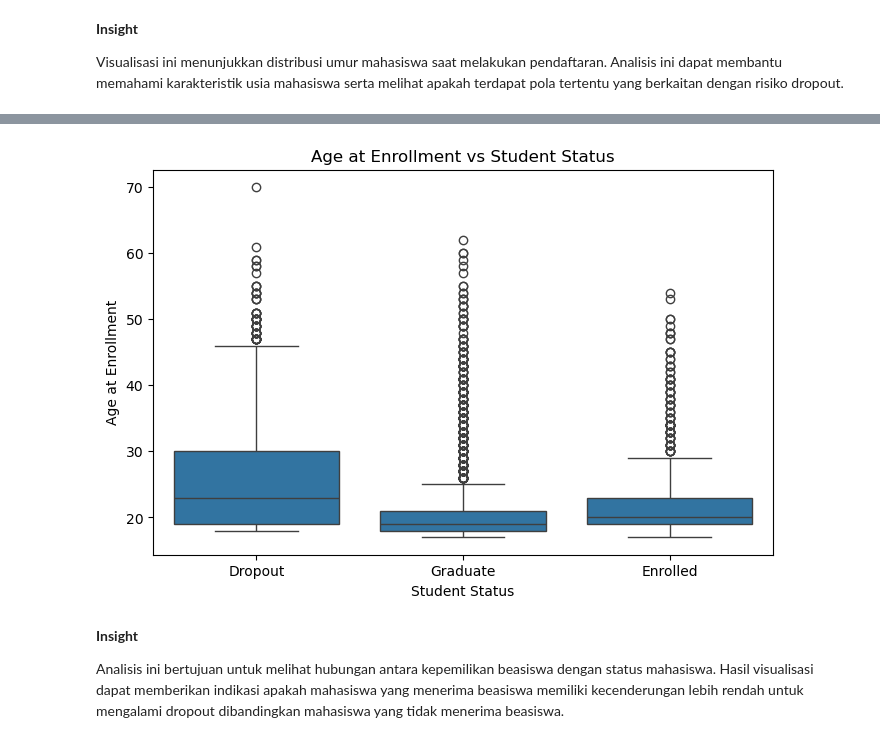
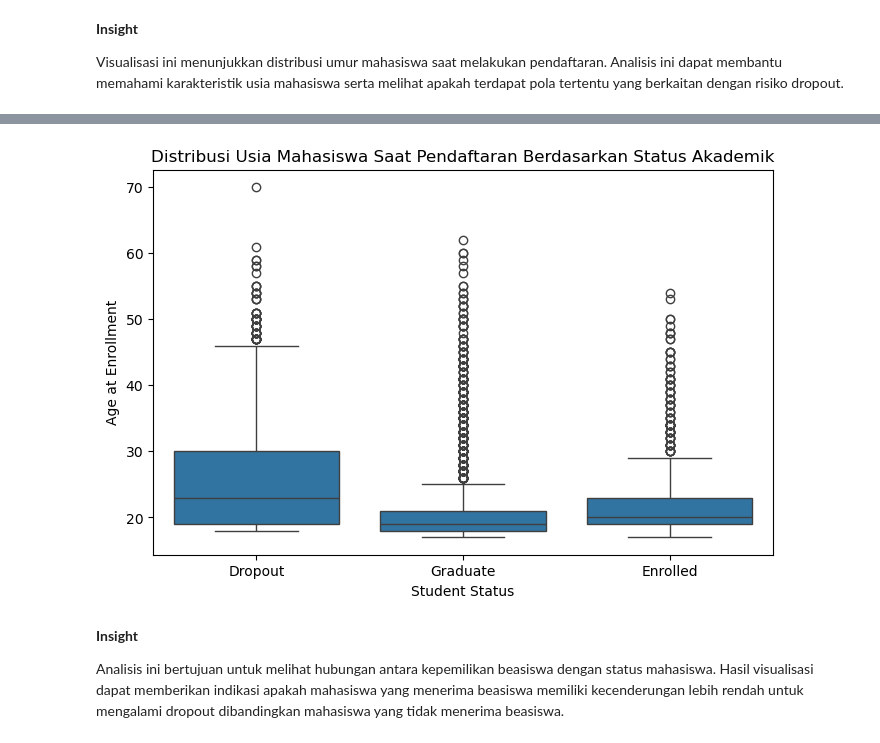
Before and after one commit to muhfauzan-chycn/student-dropout-prediction, a Jupyter notebook: Proyek_Akhir_Jaya_Institut.ipynb, the cells around one changed output, grey strips where cells are left out. Cells and saved outputs as stored; diff of their text form; code cells hidden in the pictures.

```diff
--- a/Proyek_Akhir_Jaya_Institut.ipynb
+++ b/Proyek_Akhir_Jaya_Institut.ipynb
@@ -219,20 +219,20 @@ plt.show()
 # %%
-# 2.2 - Analisis Umur terhadap Status Mahasiswa
+# 2.2 - Visualisasi Distribusi Usia Mahasiswa Saat Pendaftaran Berdasarkan Status Akademik
 plt.figure(figsize=(8,5))
 
 sns.boxplot(
     data=df,
     x="Status",
     y="Age_at_enrollment"
 )
 
-plt.title("Age at Enrollment vs Student Status")
+plt.title("Distribusi Usia Mahasiswa Saat Pendaftaran Berdasarkan Status Akademik")
 plt.xlabel("Student Status")
 plt.ylabel("Age at Enrollment")
 
 plt.show()
 # %% [output]
-[figure, old version]
+[figure, new version]
 # %% [markdown]
 **Insight**
 
```
Also changed, not shown: parts of 15 cells of this notebook, 1 other file.
